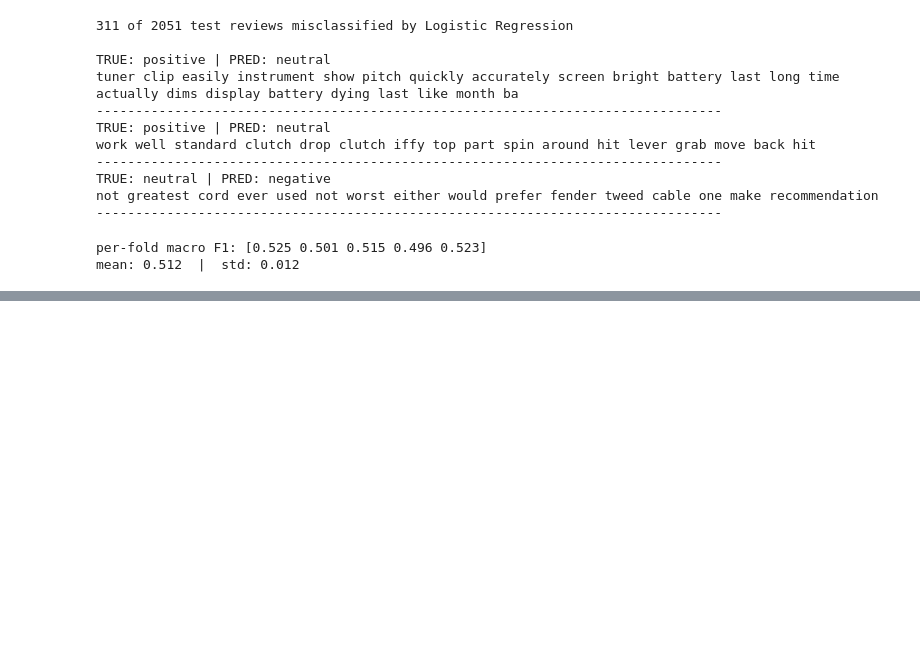
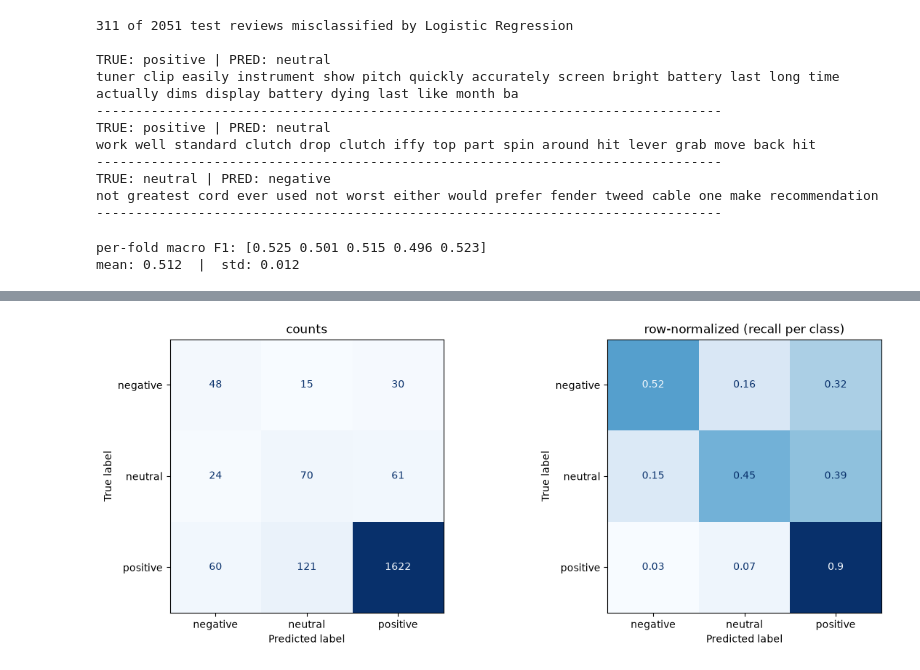
Before and after one commit to Rouen-03/sentiment-analysis-reviews, a Jupyter notebook: notebooks/02_model_building.ipynb, the cells around one changed output, grey strips where cells are left out. Drawn from its saved outputs; the diff is of its cells as text; code cells hidden in the pictures; blank space fills up the shorter version.

Commit message:
final test evaluation with roc curves and error analysis

```diff
--- a/notebooks/02_model_building.ipynb
+++ b/notebooks/02_model_building.ipynb
@@ -399,0 +421,9 @@ print("test set remains untouched until Phase 10")
+# %%
+# Phase 10: the ONE final evaluation on the untouched test set
+y_pred_final = best_model.predict(X_test)
+
+print("FINAL MODEL - tuned Logistic Regression pipeline")
+print("accuracy :", round(accuracy_score(y_test, y_pred_final), 3))
+print("macro F1 :", round(f1_score(y_test, y_pred_final, average="macro"), 3))
+print()
+print(classification_report(y_test, y_pred_final))
@@ -399,0 +444,17 @@ print("test set remains untouched until Phase 10")
+# %%
+fig, axes = plt.subplots(1, 2, figsize=(12, 4.5), constrained_layout=True)
+labels_order = ["negative", "neutral", "positive"]
+
+cm      = confusion_matrix(y_test, y_pred_final, labels=labels_order)
+cm_norm = confusion_matrix(y_test, y_pred_final, labels=labels_order, normalize="true")
+
+ConfusionMatrixDisplay(cm, display_labels=labels_order).plot(ax=axes[0], colorbar=False, cmap="Blues")
+axes[0].set_title("counts")
+
+ConfusionMatrixDisplay(cm_norm.round(2), display_labels=labels_order).plot(ax=axes[1], colorbar=False, cmap="Blues")
+axes[1].set_title("row-normalized (recall per class)")
+
+plt.savefig("../plots/final_confusion_matrix.png", dpi=150)
+plt.show()
+# %% [output]
+[figure, added]
```
Also changed, not shown: parts of 9 cells of this notebook, 2 other files.
